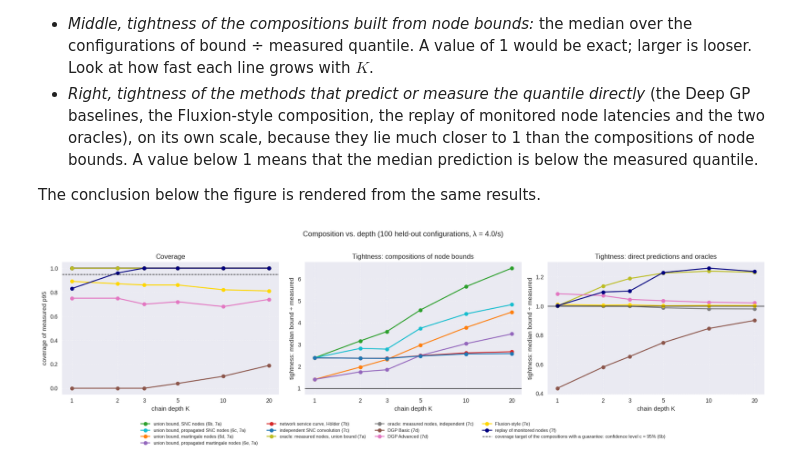
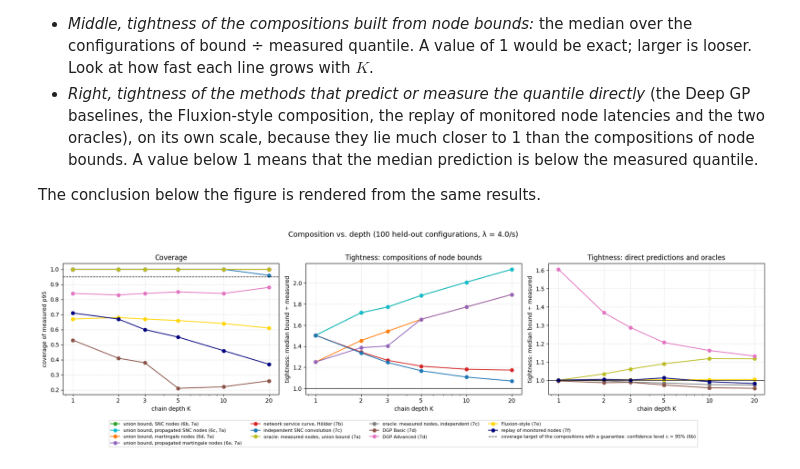
Before and after one commit to borissedlak/composable-autonomous-offerings, a Jupyter notebook: notebooks/tsc/1_method_synthetic.ipynb, the cells around one changed output. Cells and saved outputs as stored; diff of their text form; code cells hidden in the pictures.

```diff
--- a/notebooks/tsc/1_method_synthetic.ipynb
+++ b/notebooks/tsc/1_method_synthetic.ipynb
@@ -363,8 +374,9 @@ n_cfg_test = 100
 X_cfg_test = np.column_stack([
     rng_nodes.uniform(0.5, 2.0, n_cfg_test),
     rng_nodes.uniform(0.5, 2.0, n_cfg_test),
-    rng_nodes.uniform(1.0, 4.0, n_cfg_test)
+    np.floor(rng_nodes.uniform(1.0, 5.0, n_cfg_test))
 ])
+workers_test = workers_of(X_cfg_test)   # workers of every service at every held-out configuration
 measured_by_service, measured_low_by_service, beliefs, node_bounds = {}, {}, {}, {}
 for s_name, s_type in zip(service_names, service_types):
     _, latency = simulate_pipeline(X_cfg_test, [s_type], [noise_levels[s_name]], n_sim_items, item_correlation, rng_nodes, workload)
@@ -413,7 +437,7 @@ $\mu^+(x) = \mu(x) + z_c\,\sigma_{\text{ep}}(x)$, where $z_c$ is the standard-no
 # %%
 # SNC queueing bound (snc_latency_bound in pegasus/bounds.py)
 for s_name in service_names:
-    node_bounds[s_name]["SNC (6b)"] = snc_latency_bound(*beliefs[s_name], epsilon=alpha, **workload)
+    node_bounds[s_name]["SNC (6b)"] = snc_latency_bound(*beliefs[s_name], epsilon=alpha, workers=workers_test, **workload)
 # %% [markdown]
 ### 6c. Node Bound with Propagated Arrival Models
 
@@ -487,7 +519,7 @@ and Poisson arrivals for step 2. For periodic arrivals, only step 1 is used.
 # %%
 # Martingale bound (martingale_node_bound in pegasus/bounds.py)
 for s_name in service_names:
-    node_bounds[s_name]["martingale (6d)"] = martingale_node_bound(*beliefs[s_name], epsilon=alpha, **workload)
+    node_bounds[s_name]["martingale (6d)"] = martingale_node_bound(*beliefs[s_name], epsilon=alpha, workers=workers_test, **workload)
 # %% [markdown]
 ### 6e. Martingale Bound with Propagated Service Spacing
 
@@ -609,6 +646,7 @@ range, used wherever a single configuration is shown. It is not an optimum or a
 # truth, the simulated queueing pipeline (Section 1b) at this configuration.
 x_pipeline_cfg = np.array([[1.0, 1.0, 2.0]])  # [CPU, Quality, Parallelism]
 n_nodes = len(service_names)
+reference_workers = [workers_of(x_pipeline_cfg)] * n_nodes   # every service has the parallelism of the configuration
 
 # ------------------------------------------------------------------------------
 # A. Node-level bounds
@@ -629,8 +667,8 @@ for s_name in service_names:
 
     # SNC latency bounds with queueing, at the full budget epsilon and at the union-bound share epsilon / K
     belief = execution_time_belief(model, x_pipeline_cfg, confidence)
-    latency_full = snc_latency_bound(*belief, epsilon=alpha, **workload)[0]
-    latency_share = snc_latency_bound(*belief, epsilon=alpha / n_nodes, **workload)[0]
+    latency_full = snc_latency_bound(*belief, epsilon=alpha, workers=reference_workers[0], **workload)[0]
+    latency_share = snc_latency_bound(*belief, epsilon=alpha / n_nodes, workers=reference_workers[0], **workload)[0]
 
     node_mus.append(mu[0])
     node_stds.append(std[0])
@@ -1242,8 +1291,9 @@ rng_depth = np.random.default_rng(11)
 X_cfg_depth = np.column_stack([
     rng_depth.uniform(0.5, 2.0, n_cfg_depth),
     rng_depth.uniform(0.5, 2.0, n_cfg_depth),
-    rng_depth.uniform(1.0, 4.0, n_cfg_depth)
+    np.floor(rng_depth.uniform(1.0, 5.0, n_cfg_depth))
 ])
+workers_depth = workers_of(X_cfg_depth)   # workers of every service at every configuration
 beliefs_by_service = {s_name: execution_time_belief(gp_models[s_name], X_cfg_depth, confidence) for s_name in service_names}
 
 # Depth-independent work, done once: the propagated moments of the longest chain (every shorter chain is a prefix of it,
@@ -1251,12 +1301,15 @@ beliefs_by_service = {s_name: execution_time_belief(gp_models[s_name], X_cfg_dep
 longest_path = [service_names[k % 3] for k in range(max(depths))]
 lower_mean_by_service = {s_name: execution_time_belief(gp_models[s_name], X_cfg_depth, 1 - confidence)[0] for s_name in service_names}   # optimistic means (6c, 6e)
 propagated_moments = propagated_node_moments([beliefs_by_service[s] for s in longest_path], **workload,
-                                             path_lower_means=[lower_mean_by_service[s] for s in longest_path])
-martingale_by_service = {s: martingale_node_bound(*beliefs_by_service[s], epsilon=[alpha / d for d in depths], **workload) for s in service_names}
+                                             path_lower_means=[lower_mean_by_service[s] for s in longest_path],
+                                             path_workers=[workers_depth] * len(longest_path))
+martingale_by_service = {s: martingale_node_bound(*beliefs_by_service[s], epsilon=[alpha / d for d in depths], workers=workers_depth, **workload)
+                         for s in service_names}
 # 6e depends on the node and the one before it: one bound per pair on the longest chain, for every epsilon = alpha / depth
 propagated_martingale_by_pair = {(s, p): martingale_propagated_node_bound(*beliefs_by_service[s], None if p is None else lower_mean_by_service[p],
                                                                           None if p is None else beliefs_by_service[p][1],
-                                                                          epsilon=[alpha / d for d in depths], **workload)
+                                                                          epsilon=[alpha / d for d in depths], workers=workers_depth,
+                                                                          previous_workers=1 if p is None else workers_depth, **workload)
                                  for s, p in set(zip(longest_path, [None] + longest_path[:-1]))}
 
 rng_independence = np.random.default_rng(5)   # own random generator: the paired test leaves every simulation unchanged
@@ -1270,13 +1323,15 @@ for depth in depths:
     shuffled = independent_node_latencies(node_latencies, rng_depth)
     independence_by_depth[depth] = paired_independence_effect(node_latencies, 1 - alpha, rng_independence, **coverage_check)
     compositions = {
-        "union bound, SNC nodes (6b, 7a)": sum(snc_latency_bound(*beliefs_by_service[s], epsilon=alpha / depth, **workload) for s in path),
+        "union bound, SNC nodes (6b, 7a)": sum(snc_latency_bound(*beliefs_by_service[s], epsilon=alpha / depth, workers=workers_depth, **workload) for s in path),
         "union bound, propagated SNC nodes (6c, 7a)": propagated_node_bounds([beliefs_by_service[s] for s in path], epsilon=alpha / depth, moments=propagated_moments, **workload).sum(axis=0),
         "union bound, martingale nodes (6d, 7a)": sum(martingale_by_service[s][depths.index(depth)] for s in path),
         "union bound, propagated martingale nodes (6e, 7a)": sum(propagated_martingale_by_pair[(s, p)][depths.index(depth)] for s, p in zip(path, [None] + path[:-1])),
-        "network service curve, Hölder (7b)": network_service_bound([beliefs_by_service[s] for s in path], epsilon=alpha, **workload),
+        "network service curve, Hölder (7b)": network_service_bound([beliefs_by_service[s] for s in path], epsilon=alpha, path_workers=[workers_depth] * depth,
+                                                                    **workload),
         "oracle: measured nodes, union bound (7a)": union_bound_oracle(node_latencies, alpha),
-        "independent SNC convolution (7c)": independent_snc_convolution([beliefs_by_service[s] for s in path], alpha, **workload),
+        "independent SNC convolution (7c)": independent_snc_convolution([beliefs_by_service[s] for s in path], alpha, path_workers=[workers_depth] * depth,
+                                                                        **workload),
         "oracle: measured nodes, independent (7c)": quantile_per_config(shuffled),
         "DGP Basic (7d)": dgp_basic.latency_bound(X_cfg_depth, alpha, depth),
         "DGP Advanced (7d)": dgp_advanced.latency_bound(X_cfg_depth, alpha, depth),
@@ -1291,34 +1346,34 @@ for depth in depths:
 guaranteed_names = ['union bound, SNC nodes (6b, 7a)', 'union bound, propagated SNC nodes (6c, 7a)', 'union bound, martingale nodes (6d, 7a)',
                     'union bound, propagated martingale nodes (6e, 7a)', 'network service curve, Hölder (7b)']
 direct_names = ['oracle: measured nodes, union bound (7a)', 'oracle: measured nodes, independent (7c)', 'DGP Basic (7d)', 'DGP Advanced (7d)', 'Fluxion-style (7e)', 'replay of monitored nodes (7f)']
 composition_colors = dict(zip(guaranteed_names + ['independent SNC convolution (7c)'] + direct_names,
                               ['tab:green', 'tab:cyan', 'tab:orange', 'tab:purple', 'tab:red', 'tab:blue', 'tab:olive', 'tab:gray', 'tab:brown', 'tab:pink', 'gold', 'navy']))
 fig, (ax_cov, ax_bounds, ax_direct) = plt.subplots(1, 3, figsize=(18, 4.5))
 handles = {}
 for name, color in composition_colors.items():
     rows = [row for row in depth_rows if row["composition"] == name]
     if not name.startswith("oracle: measured nodes, independent"):   # not a bound: tested in pairs instead (conclusion below)
         ax_cov.plot(depths, [row["coverage"] for row in rows], "o-", color=color)
     handles[name], = (ax_direct if name in direct_names else ax_bounds).plot(depths, [row["tightness"] for row in rows], "o-", color=color)
 handles[f"coverage target of the compositions with a guarantee: confidence level c = {confidence:.0%} (6b)"] = ax_cov.axhline(confidence, color="black", linestyle="--", linewidth=1)
 ax_cov.set_ylabel(f"coverage of measured p{p_str}")
 ax_cov.set_title("Coverage")
 ax_bounds.set_title("Tightness: compositions of node bounds")
 ax_direct.set_title("Tightness: direct predictions and oracles")
 for ax in (ax_bounds, ax_direct):
     ax.axhline(1.0, color="black", linewidth=1)
     ax.set_ylabel("tightness: median bound ÷ measured")
 for ax in (ax_cov, ax_bounds, ax_direct):
     ax.set_xscale("log")
     ax.set_xticks(depths, [str(d) for d in depths])
     ax.set_xlabel("chain depth K")
     ax.grid(True, linestyle=":", alpha=0.6)
 fig.legend(handles.values(), handles.keys(), loc="upper center", bbox_to_anchor=(0.5, 0.0), ncol=4, fontsize=8)
 plt.suptitle(f"Composition vs. depth ({n_cfg_depth} held-out configurations, λ = {arrival_rate}/s)", fontsize=13, y=1.02)
 plt.tight_layout()
 plt.show()
 # %% [output]
-[figure, old version]
+[figure, new version]
 # %%
 by = {(row["depth"], row["composition"]): row for row in depth_rows}
 shallow, deep = min(depths), max(depths)
```
Also changed, not shown: parts of 23 cells of this notebook, 10 other files.
